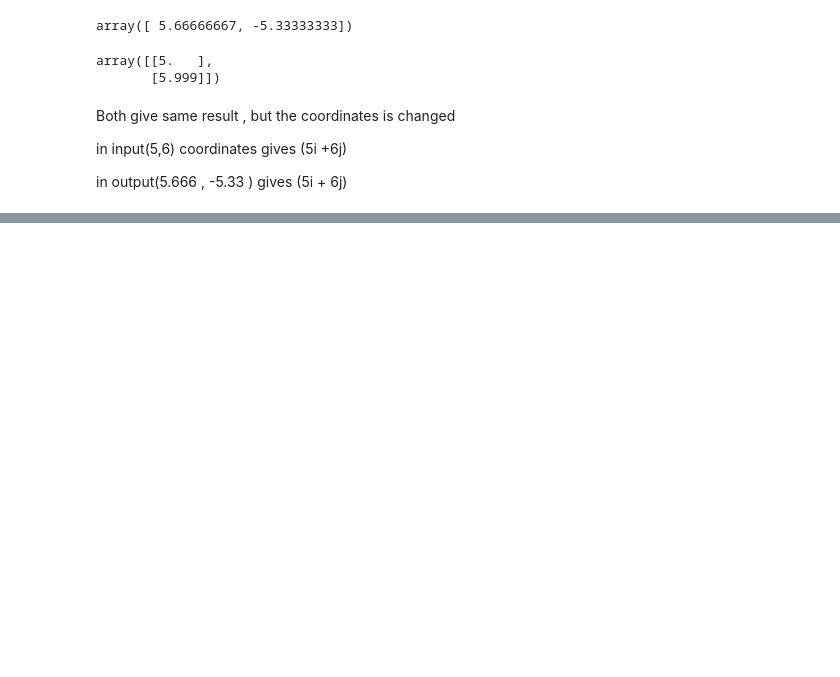
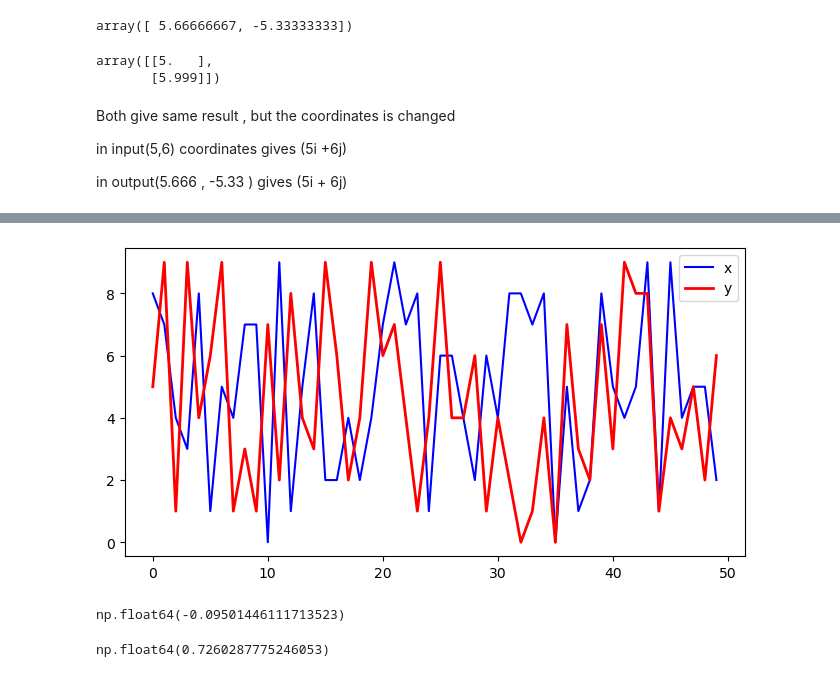
Before and after one commit to qamarr6092/math-with-python, a Jupyter notebook: Linear Algebra/linear_algebra.ipynb, the cells around one changed output, grey strips where cells are left out. Drawn from its saved outputs; the diff is of its cells as text; code cells hidden in the pictures; blank space fills up the shorter version.

```diff
--- a/Linear Algebra/linear_algebra.ipynb
+++ b/Linear Algebra/linear_algebra.ipynb
@@ -2491,0 +2530,25 @@ in output(5.666 , -5.33 ) gives (5i + 6j)
+# %%
+y = np.random.randint(0,10, size = 50 )
+y_mean = np.mean(y)
+y_mean_centered = y - y_mean
+
+
+plt.figure( figsize= (8,4) )
+plt.plot(x, linewidth = 1.5 , color = 'blue' , label ='x' )
+plt.plot( y  , linewidth =2 , color = 'red', label= 'y')
+plt.legend( )
+plt.show()
+# %% [output]
+[figure, added]
+# %%
+#Computing correlation and cosine similarity
+correlation = np.dot(x_mean_centered, y_mean_centered) / ( np.linalg.norm(x_mean_centered) * np.linalg.norm(y_mean_centered) )
+correlation
+# %% [output]
+np.float64(-0.09501446111713523)
+# %%
+#cosine similarity
+cosine = np.dot(x,y) / ( np.linalg.norm(x) * np.linalg.norm(y) )
+cosine
+# %% [output]
+np.float64(0.7260287775246053)
```
Also changed, not shown: parts of 67 cells of this notebook.
